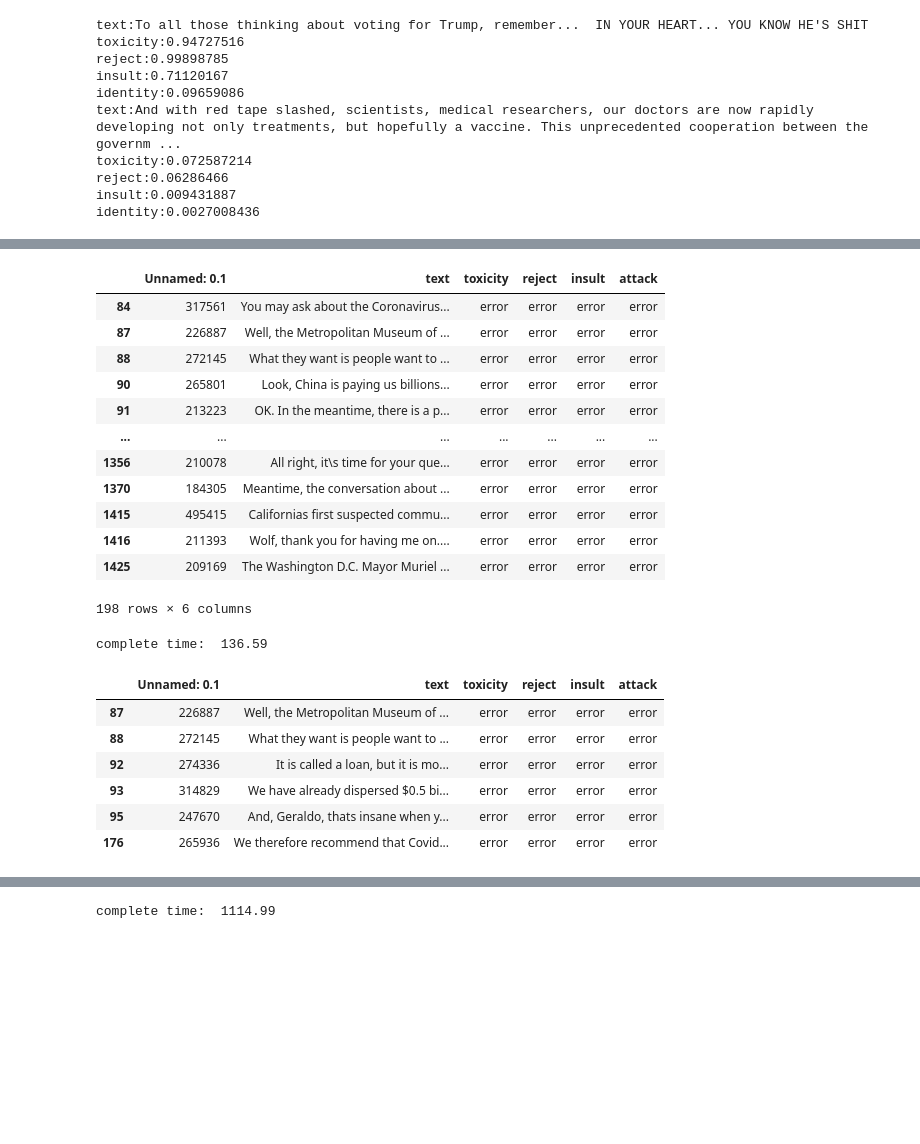
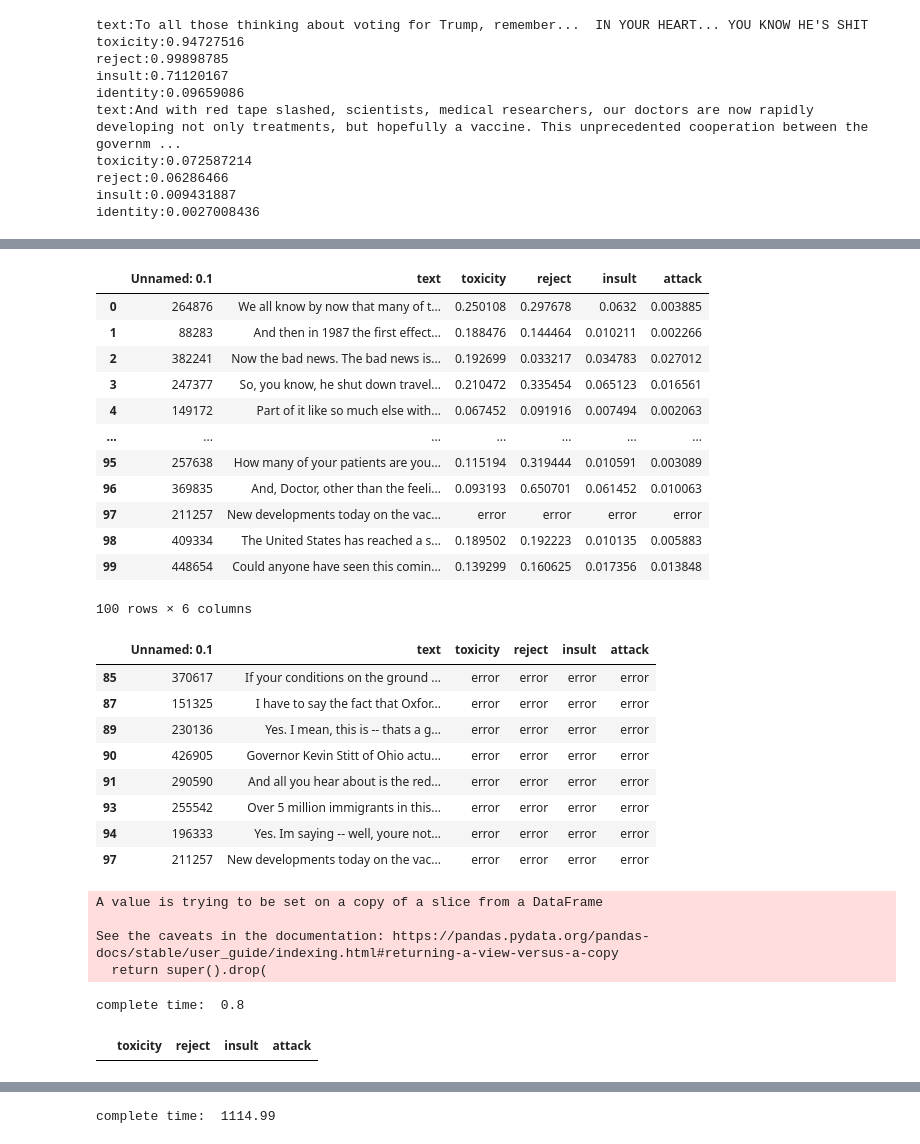
Before and after one commit to ykim71/google_toxicity, a Jupyter notebook: google_toxicity_update.ipynb, the cells around one changed output, grey strips where cells are left out. Drawn from its saved outputs; the diff is of its cells as text; code cells hidden in the pictures; blank space fills up the shorter version.

Commit message:
address error cases

```diff
--- a/google_toxicity_update.ipynb
+++ b/google_toxicity_update.ipynb
@@ -179,14 +168,15 @@ def incivility_for_chunks(sample_text_file, text):
     comments_insult_list.append(comments_insult)
     comments_identity_list.append(comments_identity)
 
-  sample_text_file = sample_text_file.join(pd.DataFrame({'toxicity': comments_toxicity_list,
-                                             'reject': comments_reject_list,
-                                             'insult': comments_insult_list,
-                                             'attack': comments_identity_list}))
+  temp = pd.DataFrame({'toxicity': comments_toxicity_list,
+                       'reject': comments_reject_list,
+                       'insult': comments_insult_list,
+                       'attack': comments_identity_list})
+
   end=time.time()
   print("complete time: ", round(end -start, 2))
 
-  return sample_text_file
+  return temp
 # %%
 
 """
@@ -213,5 +203,5 @@ text = df.comment.values.tolist()
 incivility_for_chunks(df, text)
 
 """
-incivility_for_chunks(sample_text, text)
+measures = incivility_for_chunks(sample_text, text)
 # %% [output]
@@ -248,3 +209,24 @@ sample_text[0:9]
+# %%
+sample_text_merge = pd.concat([sample_text.reset_index(drop=True), measures], axis=1)
+# %%
+"""
+see if measures have been computed successfully;
+"""
+sample_text_merge
+# %% [output]
+|  | Unnamed: 0.1 | text | toxicity | reject | insult | attack |
+| 0 | 264876 | We all know by now that many of t... | 0.250108 | 0.297678 | 0.0632 | 0.003885 |
+| 1 | 88283 | And then in 1987 the first effect... | 0.188476 | 0.144464 | 0.010211 | 0.002266 |
+| 2 | 382241 | Now the bad news. The bad news is... | 0.192699 | 0.033217 | 0.034783 | 0.027012 |
+| 3 | 247377 | So, you know, he shut down travel... | 0.210472 | 0.335454 | 0.065123 | 0.016561 |
+| 4 | 149172 | Part of it like so much else with... | 0.067452 | 0.091916 | 0.007494 | 0.002063 |
+| ... | ... | ... | ... | ... | ... | ... |
+| 95 | 257638 | How many of your patients are you... | 0.115194 | 0.319444 | 0.010591 | 0.003089 |
+| 96 | 369835 | And, Doctor, other than the feeli... | 0.093193 | 0.650701 | 0.061452 | 0.010063 |
+| 97 | 211257 | New developments today on the vac... | error | error | error | error |
+| 98 | 409334 | The United States has reached a s... | 0.189502 | 0.192223 | 0.010135 | 0.005883 |
+| 99 | 448654 | Could anyone have seen this comin... | 0.139299 | 0.160625 | 0.017356 | 0.013848 |
+100 rows × 6 columns
 # %%
 """
 check if there's error; errors can occur due to many reasons such as the API limit (in this case you may have to re-run those)
@@ -252,49 +234,43 @@ or the Perpective API can't analyze the text because of different languages or s
 
 """
 
-sample_text[sample_text['toxicity']=="error"]
+sample_text_merge[sample_text_merge['toxicity']=="error"]
 # %% [output]
 |  | Unnamed: 0.1 | text | toxicity | reject | insult | attack |
-| 84 | 317561 | You may ask about the Coronavirus... | error | error | error | error |
-| 87 | 226887 | Well, the Metropolitan Museum of ... | error | error | error | error |
-| 88 | 272145 | What they want is people want to ... | error | error | error | error |
-| 90 | 265801 | Look, China is paying us billions... | error | error | error | error |
-| 91 | 213223 | OK. In the meantime, there is a p... | error | error | error | error |
-| ... | ... | ... | ... | ... | ... | ... |
-| 1356 | 210078 | All right, it\s time for your que... | error | error | error | error |
-| 1370 | 184305 | Meantime, the conversation about ... | error | error | error | error |
-| 1415 | 495415 | Californias first suspected commu... | error | error | error | error |
-| 1416 | 211393 | Wolf, thank you for having me on.... | error | error | error | error |
-| 1425 | 209169 | The Washington D.C. Mayor Muriel ... | error | error | error | error |
+| 85 | 370617 | If your conditions on the ground ... | error | error | error | error |
+| 87 | 151325 | I have to say the fact that Oxfor... | error | error | error | error |
+| 89 | 230136 | Yes. I mean, this is -- thats a g... | error | error | error | error |
+| 90 | 426905 | Governor Kevin Stitt of Ohio actu... | error | error | error | error |
+| 91 | 290590 | And all you hear about is the red... | error | error | error | error |
+| 93 | 255542 | Over 5 million immigrants in this... | error | error | error | error |
+| 94 | 196333 | Yes. Im saying -- well, youre not... | error | error | error | error |
+| 97 | 211257 | New developments today on the vac... | error | error | error | error |
-198 rows × 6 columns
 # %%
 """
 I'm going to re-run those errors and merge them to those completed;
 (1) save complete cases separately
 (2) select error cases and remove error columns (toxicity, etc)
 """
-complete_cases = sample_text[sample_text['toxicity']!="error"]
-error_cases = sample_text[sample_text['toxicity']=="error"]
+complete_cases = sample_text_merge[sample_text_merge['toxicity']!="error"]
+error_cases = sample_text_merge[sample_text_merge['toxicity']=="error"]
 error_cases.drop(['toxicity','reject', 'insult','attack'], axis=1, inplace=True)
 
 
 text = error_cases.text.values.tolist()
 
-incivility_for_chunks(error_cases, text)
+error_cases_r1 = incivility_for_chunks(error_cases, text)
 # %% [output]
-complete time:  136.59
+A value is trying to be set on a copy of a slice from a DataFrame
+
+See the caveats in the documentation: https://pandas.pydata.org/pandas-docs/stable/user_guide/indexing.html#returning-a-view-versus-a-copy
+  return super().drop(
+complete time:  0.8
 # %%
 """
 check the output again; see if the error is due to the API limit or different language issues;
 if there's error again, repeat the code above;
 
 """
-error_cases[error_cases['toxicity']=='error']
+error_cases_r1[error_cases_r1['toxicity']=='error']
 # %% [output]
-|  | Unnamed: 0.1 | text | toxicity | reject | insult | attack |
-| 87 | 226887 | Well, the Metropolitan Museum of ... | error | error | error | error |
-| 88 | 272145 | What they want is people want to ... | error | error | error | error |
-| 92 | 274336 | It is called a loan, but it is mo... | error | error | error | error |
-| 93 | 314829 | We have already dispersed $0.5 bi... | error | error | error | error |
-| 95 | 247670 | And, Geraldo, thats insane when y... | error | error | error | error |
-| 176 | 265936 | We therefore recommend that Covid... | error | error | error | error |
+|  | toxicity | reject | insult | attack |
```
Also changed, not shown: parts of 8 cells of this notebook.
